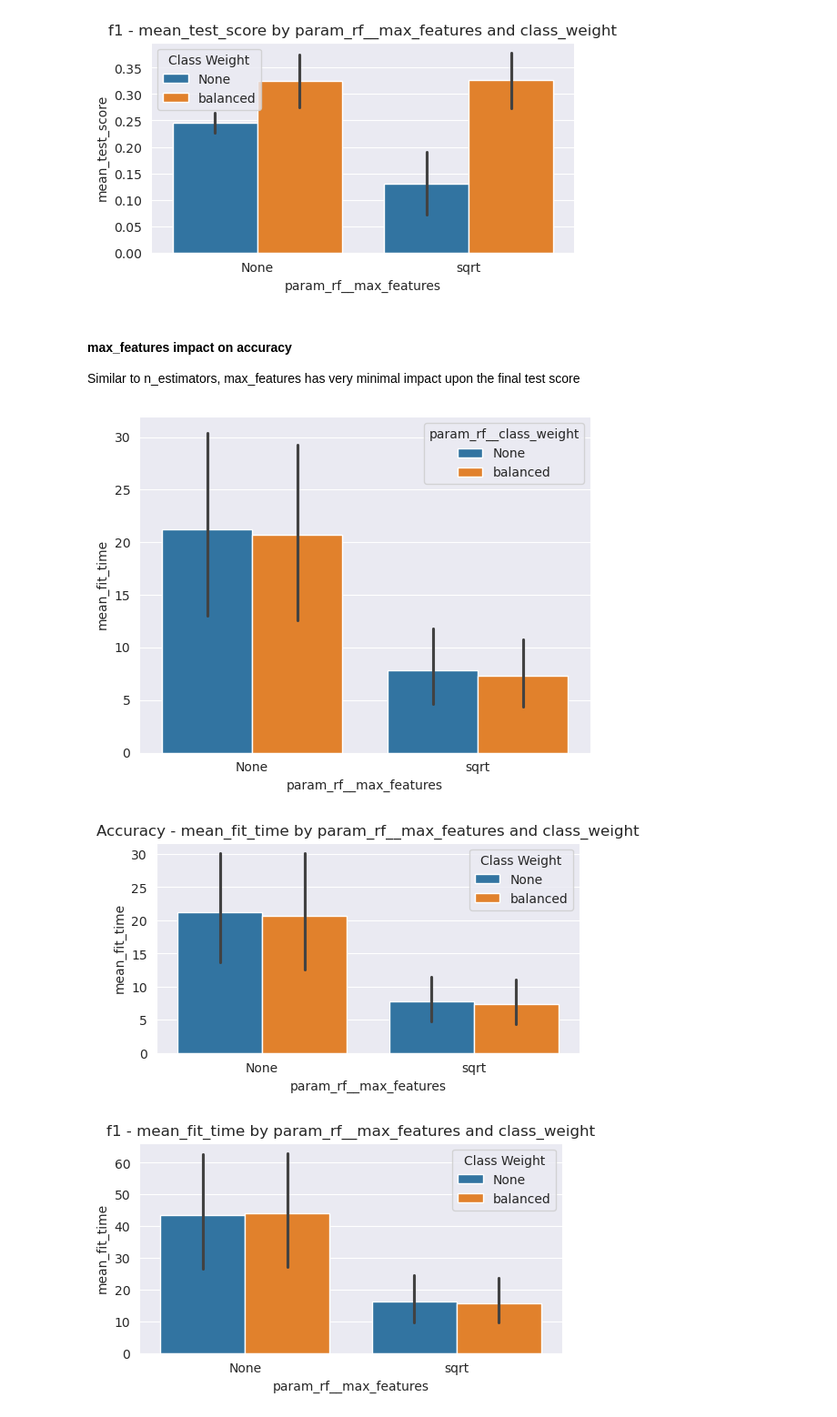
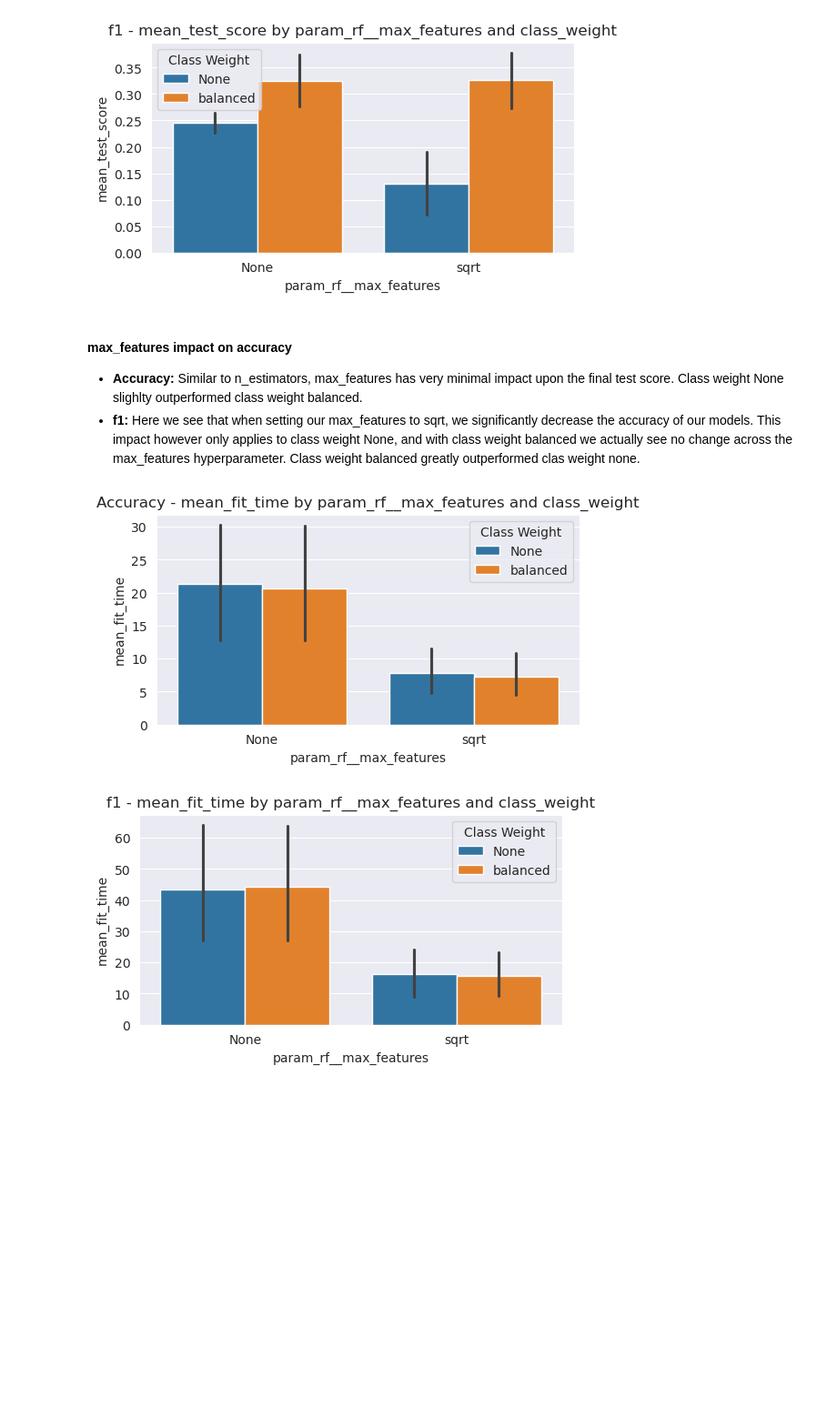
Before and after one commit to sghersick1/random_forest_hyperparameter_exploration, a Jupyter notebook: gs_analysis.ipynb, the cells around one changed output. Shown at 91% size. Cells and saved outputs as stored; diff of their text form; code cells hidden in the pictures; blank space fills up the shorter version.

```diff
--- a/gs_analysis.ipynb
+++ b/gs_analysis.ipynb
@@ -98,16 +120,11 @@ create_hyperparam_barplot(X='param_rf__max_features')
 [figure]
 # %% [markdown]
 #### max_features impact on accuracy
-Similar to n_estimators, max_features has very minimal impact upon the final test score
+- **Accuracy:** Similar to n_estimators, max_features has very minimal impact upon the final test score. Class weight None slighlty outperformed class weight balanced.
+- **f1:** Here we see that when setting our max_features to sqrt, we significantly decrease the accuracy of our models. This impact however only applies to class weight None, and with class weight balanced we actually see no change across the max_features hyperparameter. Class weight balanced greatly outperformed clas weight none.
 # %%
 #bar plot for analyzing max_features, and how it effects the time taken to fit the model
 create_hyperparam_barplot(X='param_rf__max_features', Y='mean_fit_time')
-
-fit_time_none = df_acc[df_acc["param_rf__max_features"] == "None"]["mean_fit_time"]
-fit_time_sqrt = df_acc[df_acc["param_rf__max_features"] == "sqrt"]["mean_fit_time"]
-print(f"max_features = None:\n{fit_time_none.describe()}\n")
-print(f"max_features = sqrt:\n{fit_time_sqrt.describe()}")
 # %% [output]
-[figure, old version]
+[figure, new version]
-[figure, old version]
+[figure, new version]
-[figure, removed]
```
Also changed, not shown: parts of 11 cells of this notebook, 1 other file.
